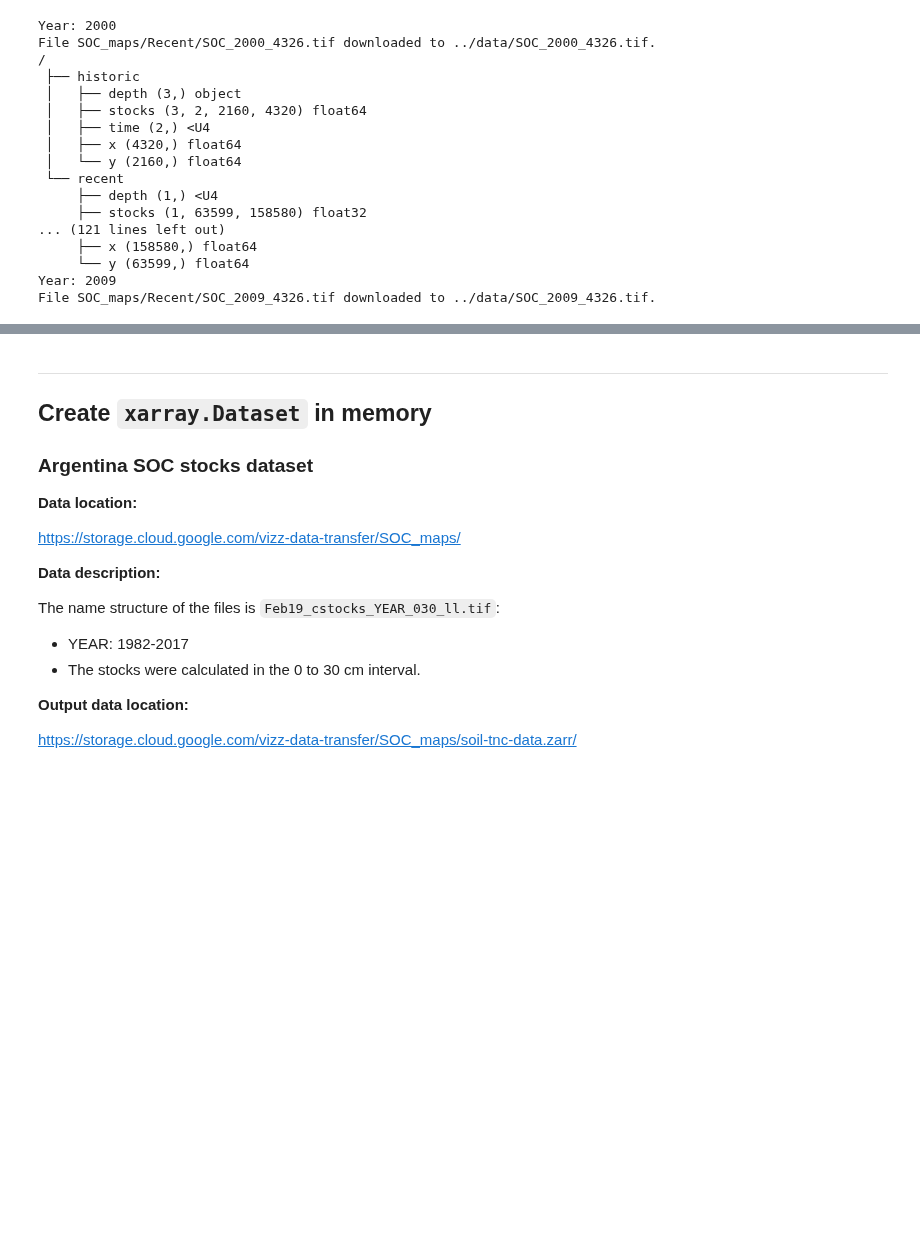
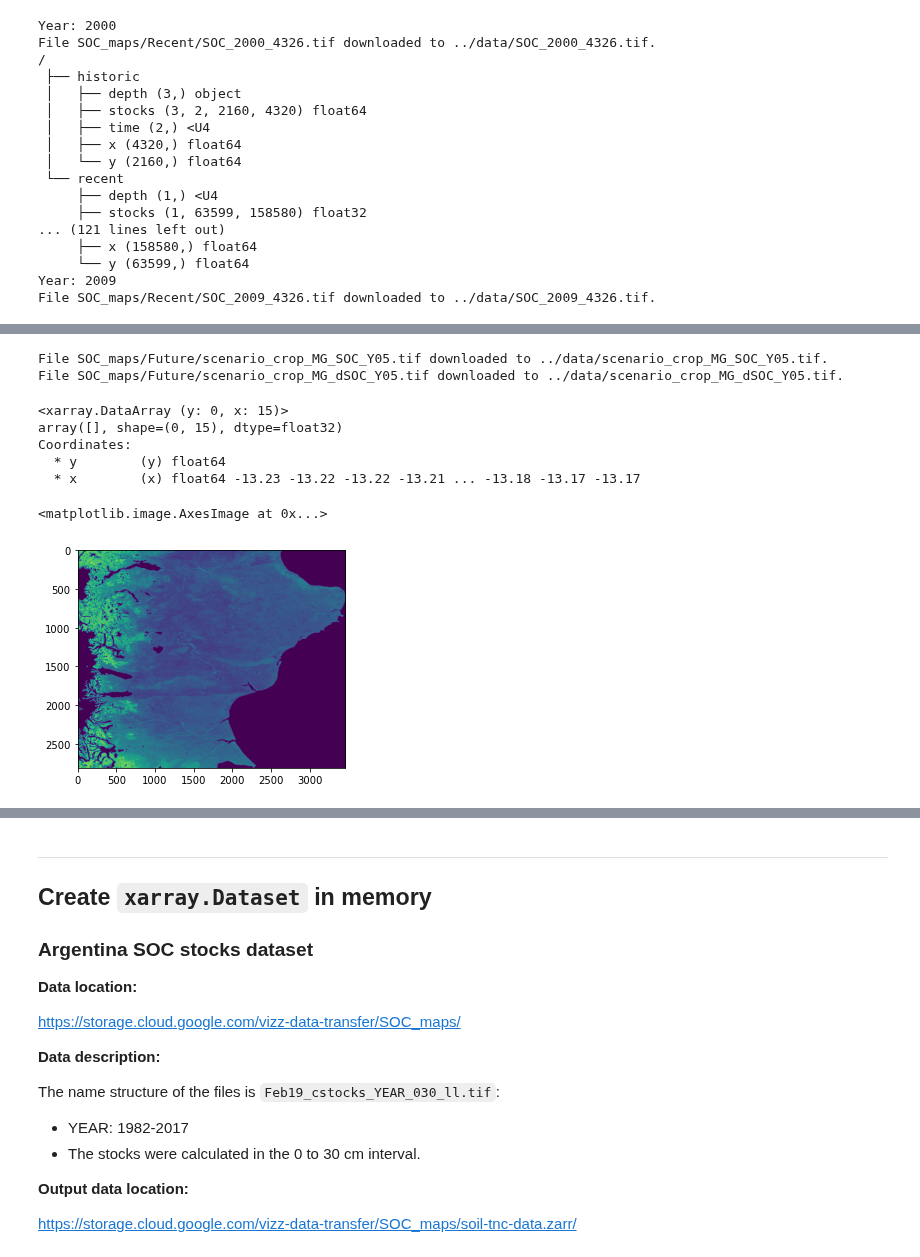
Before and after one commit to Vizzuality/soils-revealed-data, a Jupyter notebook: processing/from_GeoTIFF_to_Zarr.ipynb, the cells around one changed output, grey strips where cells are left out. Saved outputs shown, nothing was run; the diff lists cells and outputs as text; code cells hidden in the pictures; blank space fills up the shorter version.

```diff
--- a/processing/from_GeoTIFF_to_Zarr.ipynb
+++ b/processing/from_GeoTIFF_to_Zarr.ipynb
@@ -605,0 +707,31 @@ File SOC_maps/Recent/SOC_2009_4326.tif downloaded to ../data/SOC_2009_4326.tif.
+# %%
+## Read tiff
+base_url = 'https://storage.googleapis.com/vizz-data-transfer/SOC_maps/Future/'
+file_path = 'SOC_maps/Future/'
+bucket_name = 'vizz-data-transfer'
+ds_name = 'stocks'
+
+file_name = 'scenario_crop_MG_SOC_Y05.tif'
+url = base_url + file_name
+## Download tiff
+download_blob(bucket_name, file_path+file_name, f'../data/{file_name}')
+## Read tiff
+soc = xr.open_rasterio(f'../data/{file_name}').squeeze().drop("band")
+# Remove tiff
+#os.remove(f'../data/{file_name}')
+
+file_name = 'scenario_crop_MG_dSOC_Y05.tif'
+url = base_url + file_name
+## Download tiff
+download_blob(bucket_name, file_path+file_name, f'../data/{file_name}')
+## Read tiff
+dsoc = xr.open_rasterio(f'../data/{file_name}').squeeze().drop("band")
+# Remove tiff
+#os.remove(f'../data/{file_name}')
+
+## convert to Dataset
+#soc = xr.Dataset({ds_name: soc}, attrs=soc.attrs)
+#dsoc = xr.Dataset({ds_name: dsoc}, attrs=dsoc.attrs)
+# %% [output]
+File SOC_maps/Future/scenario_crop_MG_SOC_Y05.tif downloaded to ../data/scenario_crop_MG_SOC_Y05.tif.
+File SOC_maps/Future/scenario_crop_MG_dSOC_Y05.tif downloaded to ../data/scenario_crop_MG_dSOC_Y05.tif.
@@ -605,0 +745,15 @@ File SOC_maps/Recent/SOC_2009_4326.tif downloaded to ../data/SOC_2009_4326.tif.
+# %%
+soc_2018
+# %% [output]
+<xarray.DataArray (y: 0, x: 15)>
+array([], shape=(0, 15), dtype=float32)
+Coordinates:
+  * y        (y) float64
+  * x        (x) float64 -13.23 -13.22 -13.22 -13.21 ... -13.18 -13.17 -13.17
+# %%
+ds_soc = soc.sel(x=slice(-73.5778, -65.7107), y=slice(-45.9979, -52.3982)).copy()
+ds_soc = ds_soc.fillna(0)
+plt.imshow(ds_soc.values)
+# %% [output]
+<matplotlib.image.AxesImage at 0x...>
+[figure, added]
```
Also changed, not shown: parts of 11 cells of this notebook.
